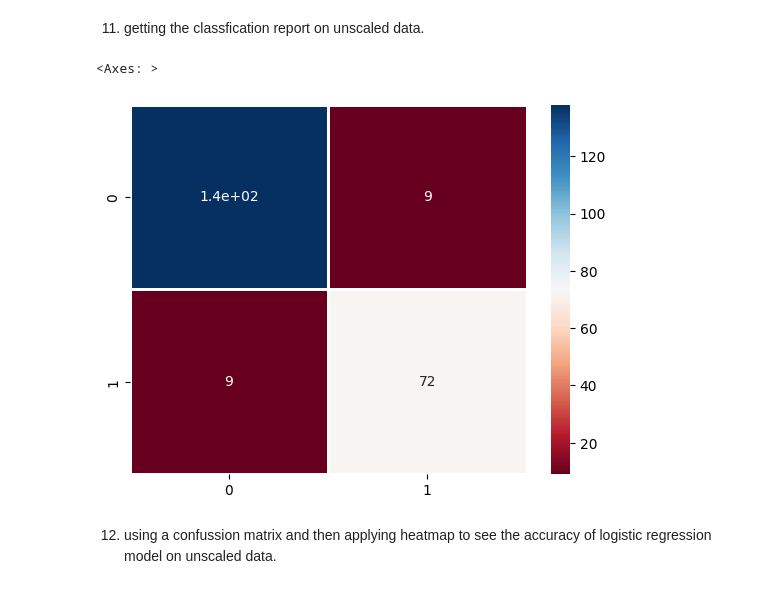
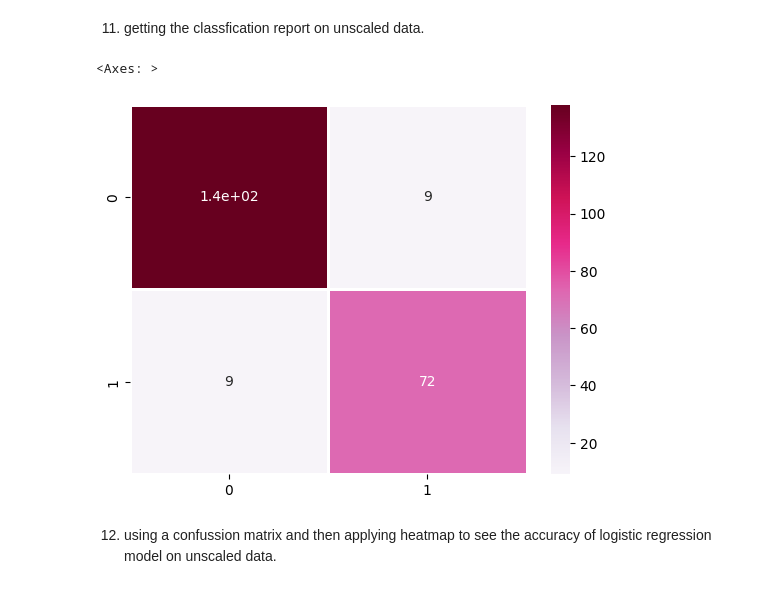
Before and after one commit to abdullah956/ML, a Jupyter notebook: Breast Cancer Project/LogisticRegressionModel.ipynb, the cells around one changed output. Drawn from its saved outputs; the diff is of its cells as text; code cells hidden in the pictures.

```diff
--- a/Breast Cancer Project/LogisticRegressionModel.ipynb
+++ b/Breast Cancer Project/LogisticRegressionModel.ipynb
@@ -40,6 +42,7 @@ X_train, X_test, y_train, y_test = train_test_split(X, y, test_size=0.4, random_
 3) here i seprated the dataset into it's features and labels into X and y respectively. then just performing the train_test_split on X and y.
 # %%
 encoder = LabelEncoder()
+y_encoded = encoder.fit_transform(y)
 y_train_encoded = encoder.fit_transform(y_train)
 y_test_encoded = encoder.fit_transform(y_test)
 # %% [markdown]
@@ -107,10 +168,10 @@ weighted avg       0.92      0.92      0.92       228
 11) getting the classfication report on unscaled data.
 # %%
 normal_data = confusion_matrix (y_test_encoded, y_pred2)
-sns.heatmap(normal_data,annot=True, cmap='RdBu', linewidths=.9)
+sns.heatmap(normal_data,annot=True, cmap='PuRd', linewidths=.9)
 # %% [output]
 <Axes: >
-[figure, old version]
+[figure, new version]
 # %% [markdown]
 12) using a confussion matrix and then applying heatmap to see the accuracy of logistic regression model on unscaled data.
 # %%
```
Also changed, not shown: parts of 7 cells of this notebook, 7 other files.
